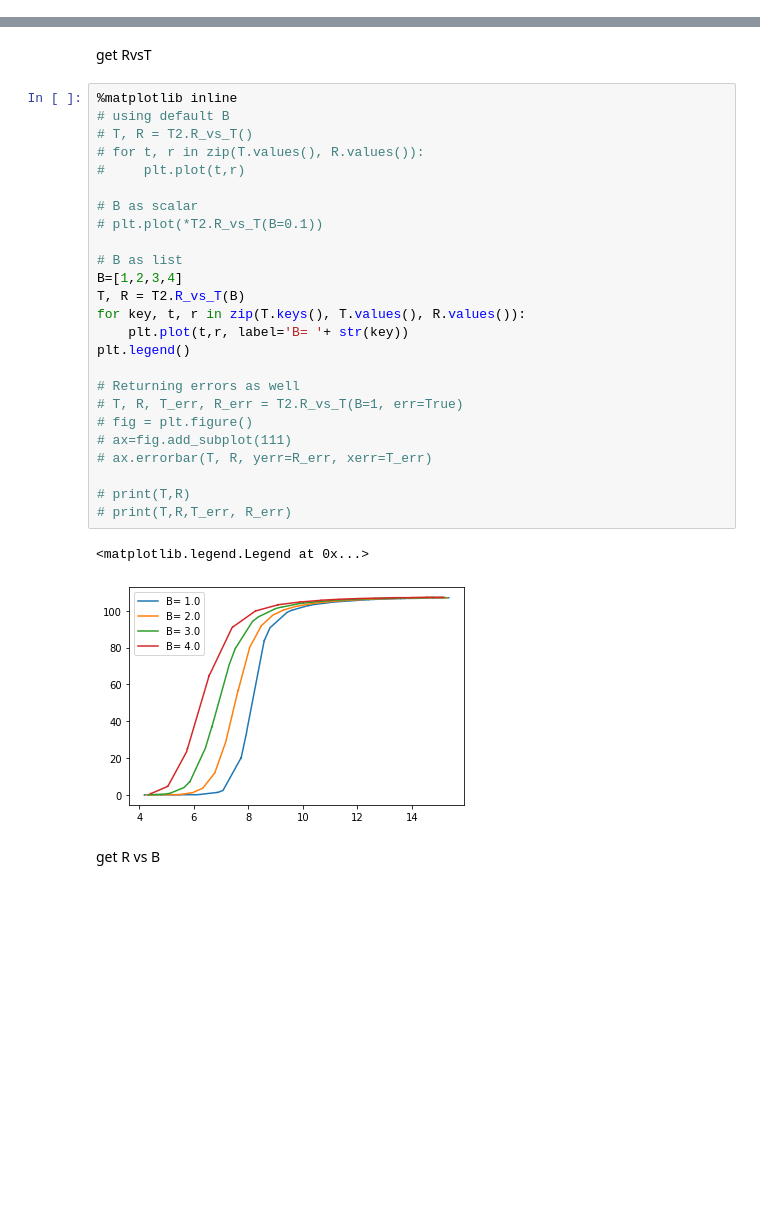
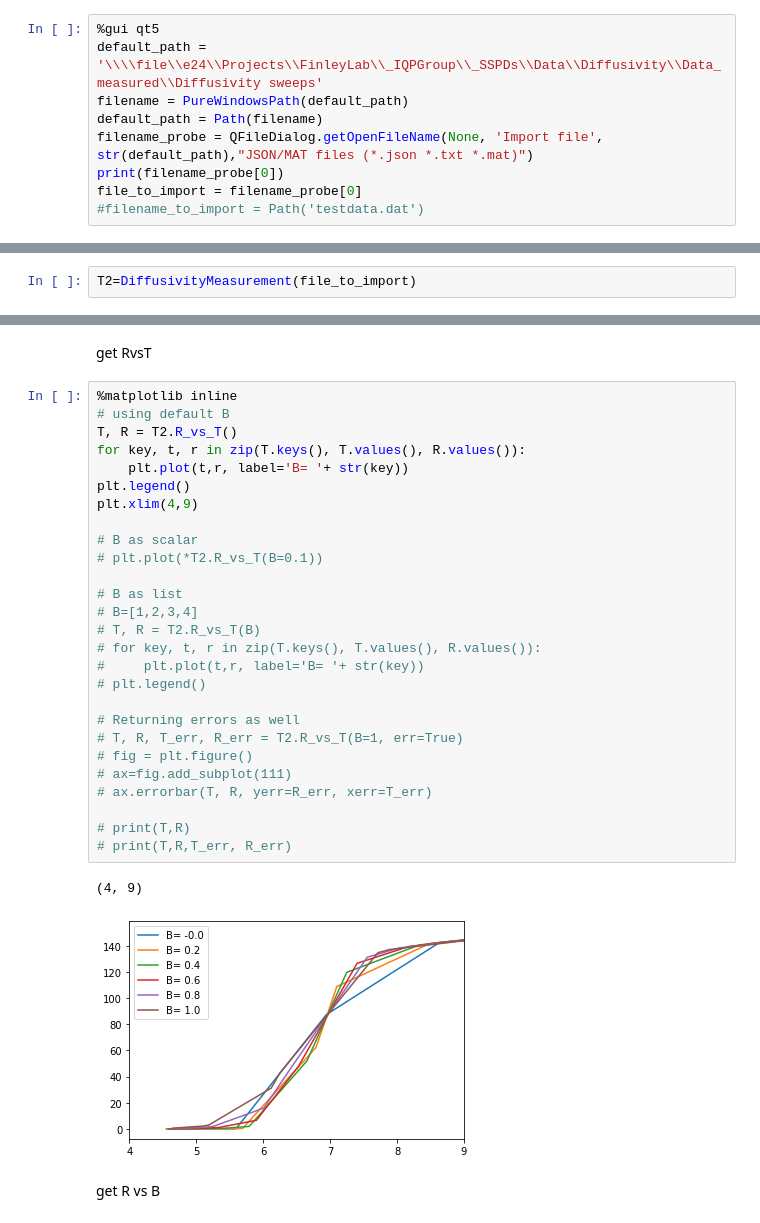
Before and after one commit to stefanstrohauer/diffusivity-module, a Jupyter notebook: Testing_diffus_package.ipynb, the cells around one changed output, grey strips where cells are left out. Cells and saved outputs as stored; diff of their text form; blank space fills up the shorter version.

```diff
--- a/Testing_diffus_package.ipynb
+++ b/Testing_diffus_package.ipynb
@@ -35,0 +38,9 @@ from diffusivity import DiffusivityMeasurement
+# %%
+%gui qt5
+default_path = '\\\\file\\e24\\Projects\\FinleyLab\\_IQPGroup\\_SSPDs\\Data\\Diffusivity\\Data_measured\\Diffusivity sweeps'
+filename = PureWindowsPath(default_path)
+default_path = Path(filename)
+filename_probe = QFileDialog.getOpenFileName(None, 'Import file', str(default_path),"JSON/MAT files (*.json *.txt *.mat)")
+print(filename_probe[0])
+file_to_import = filename_probe[0]
+#filename_to_import = Path('testdata.dat')
@@ -44,3 +55,5 @@ T2=DiffusivityMeasurement('./testing_meas/200715_200218A_diffusweep-002.json')
+# %%
+T2=DiffusivityMeasurement(file_to_import)
 # %% [markdown]
 defining the fit function type
 # %%
@@ -97,31 +110,33 @@ get RvsT
 # %%
 %matplotlib inline
 # using default B
-# T, R = T2.R_vs_T()
-# for t, r in zip(T.values(), R.values()):
-#     plt.plot(t,r)
+T, R = T2.R_vs_T()
+for key, t, r in zip(T.keys(), T.values(), R.values()):
+    plt.plot(t,r, label='B= '+ str(key))
+plt.legend()
+plt.xlim(4,9)
 
 # B as scalar
 # plt.plot(*T2.R_vs_T(B=0.1))
 
 # B as list
-B=[1,2,3,4]
-T, R = T2.R_vs_T(B)
-for key, t, r in zip(T.keys(), T.values(), R.values()):
-    plt.plot(t,r, label='B= '+ str(key))
-plt.legend()
+# B=[1,2,3,4]
+# T, R = T2.R_vs_T(B)
+# for key, t, r in zip(T.keys(), T.values(), R.values()):
+#     plt.plot(t,r, label='B= '+ str(key))
+# plt.legend()
 
 # Returning errors as well
 # T, R, T_err, R_err = T2.R_vs_T(B=1, err=True)
 # fig = plt.figure()
 # ax=fig.add_subplot(111)
 # ax.errorbar(T, R, yerr=R_err, xerr=T_err)
 
 # print(T,R)
 # print(T,R,T_err, R_err)
 # %% [output]
-<matplotlib.legend.Legend at 0x...>
+(4, 9)
-[figure, old version]
+[figure, new version]
 # %% [markdown]
 get R vs B
 # %%
```
Also changed, not shown: parts of 12 cells of this notebook.
